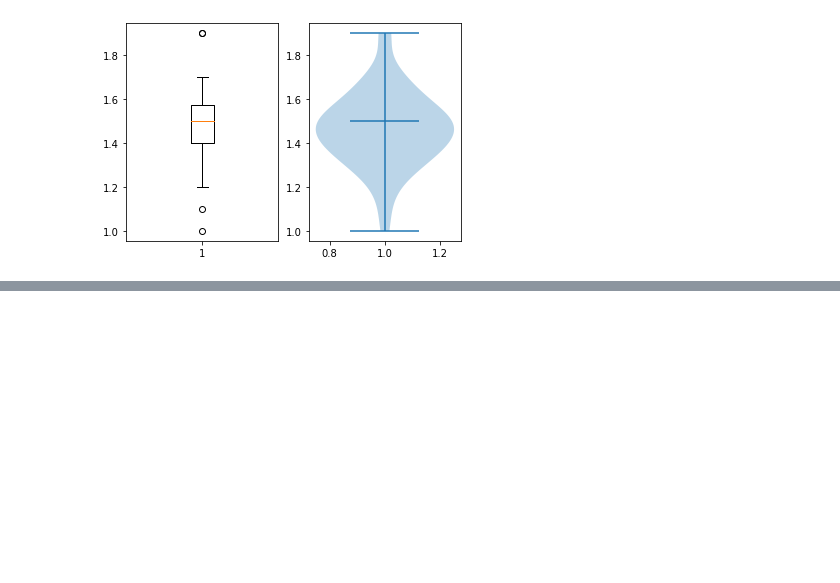
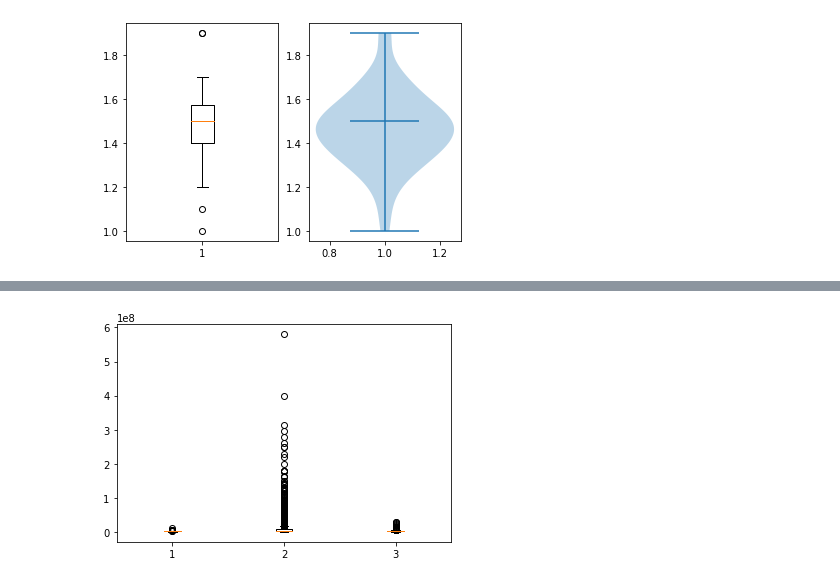
Before and after one commit to Pittawas6330210206/BasicProg_Dataviz65, a Jupyter notebook: DataViz02_Data_Distribution_.ipynb, the cells around one changed output, grey strips where cells are left out. Saved outputs shown, nothing was run; the diff lists cells and outputs as text; code cells hidden in the pictures; blank space fills up the shorter version.

Commit message:
scatterplot+Boxplot+Quiz6

```diff
--- a/DataViz02_Data_Distribution_.ipynb
+++ b/DataViz02_Data_Distribution_.ipynb
@@ -385,0 +442,6 @@ vi = plt.violinplot(df['PetalLength'][:50],showmedians=True)
+# %%
+unit_project_drop = unit_project.dropna(subset=['propertytype_name_en_x','price_min_x'])
+# %%
+K=unit_project_drop[unit_project_drop['province_name_th']=='ขอนแก่น'][['province_name_th','price_min_x','propertytype_name_en_x']]
+KP=K[(K['propertytype_name_en_x']=='Condo')]
+KP
@@ -385,0 +462,4 @@ vi = plt.violinplot(df['PetalLength'][:50],showmedians=True)
+# %%
+KT=unit_project_drop[unit_project_drop['province_name_th']=='กรุงเทพมหานคร'][['province_name_th','price_min_x','propertytype_name_en_x']]
+KTP=KT[(KT['propertytype_name_en_x']=='Condo')]
+KTP
@@ -385,0 +480,4 @@ vi = plt.violinplot(df['PetalLength'][:50],showmedians=True)
+# %%
+C=unit_project_drop[unit_project_drop['province_name_th']=='เชียงใหม่'][['province_name_th','price_min_x','propertytype_name_en_x']]
+CP=C[(C['propertytype_name_en_x']=='Condo')]
+CP
@@ -385,0 +498,6 @@ vi = plt.violinplot(df['PetalLength'][:50],showmedians=True)
+# %%
+plt.boxplot(KP['price_min_x'],positions = [1] )
+plt.boxplot(KTP['price_min_x'],positions = [2] )
+plt.boxplot(CP['price_min_x'],positions = [3] );
+# %% [output]
+[figure, added]
```
Also changed, not shown: parts of 24 cells of this notebook.
